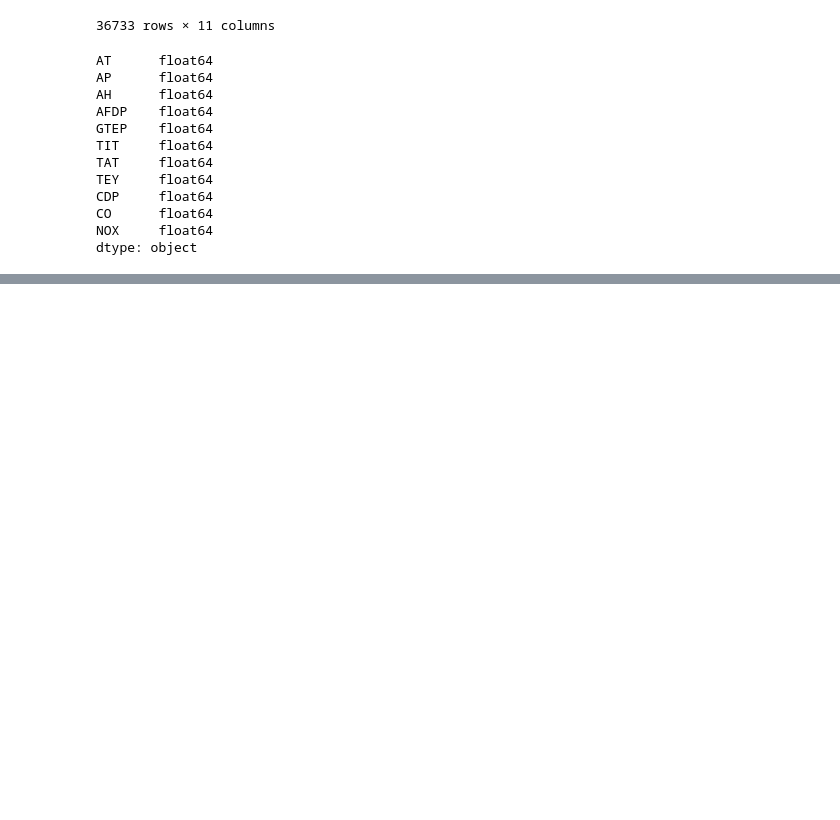
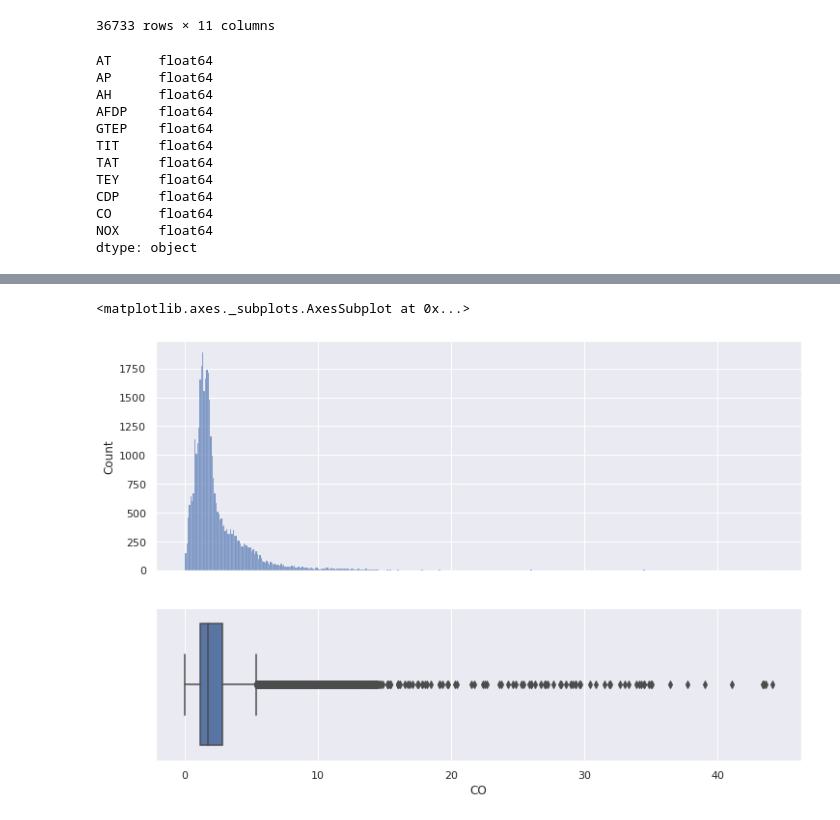
Before and after one commit to jrodas19/gas_turbine_emissions_prediction, a Jupyter notebook: preprocessing.ipynb, the cells around one changed output, grey strips where cells are left out. Saved outputs shown, nothing was run; the diff lists cells and outputs as text; code cells hidden in the pictures; blank space fills up the shorter version.

Commit message:
Data Transformation completed

```diff
--- a/preprocessing.ipynb
+++ b/preprocessing.ipynb
@@ -58,0 +60,7 @@ sns.scatterplot(x=df.index, y='NOX', data=df, ax=axs[1], color='r')
+# %%
+fig, axs = plt.subplots(ncols=1, nrows=2, figsize=(12,8), sharex=True, gridspec_kw={"height_ratios": (.6, .4)})
+sns.histplot(x= 'CO', data=df, ax=axs[0], color='b')
+sns.boxplot(x= 'CO', data=df, ax=axs[1], color='b')
+# %% [output]
+<matplotlib.axes._subplots.AxesSubplot at 0x...>
+[figure, added]
```
Also changed, not shown: parts of 10 cells of this notebook.
